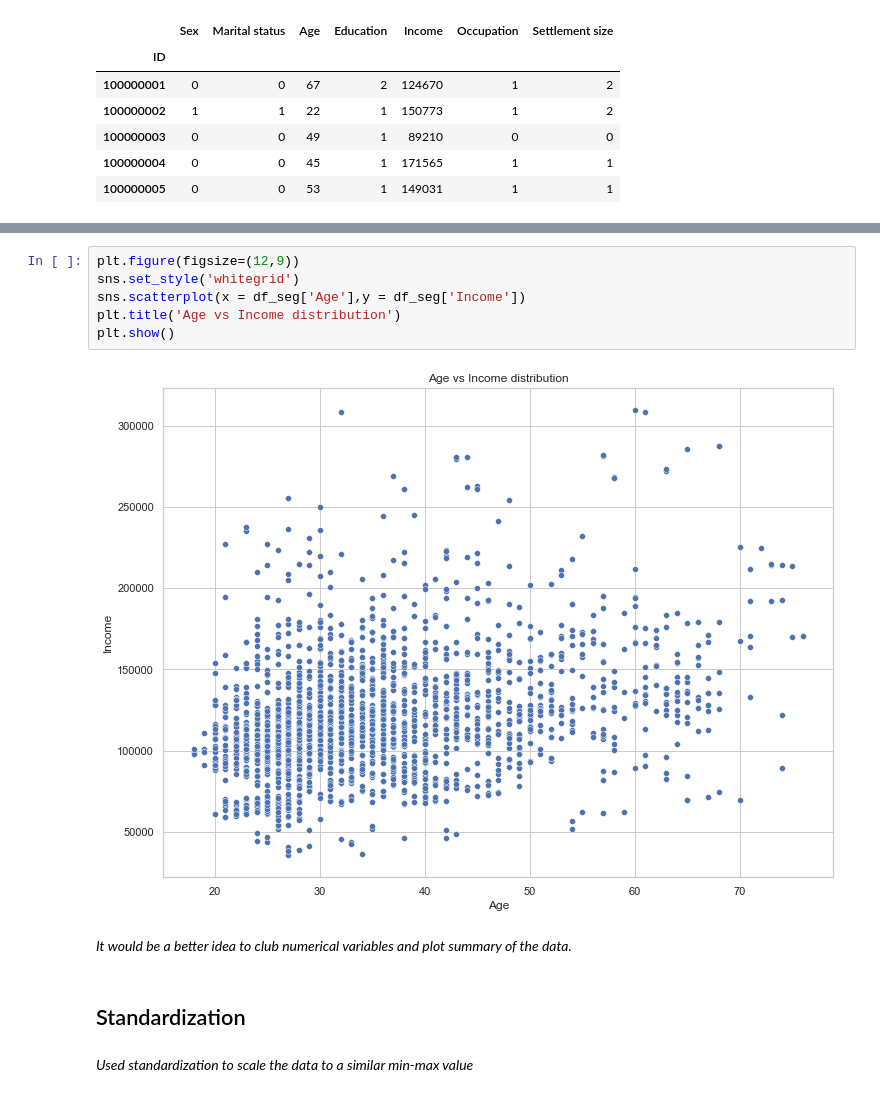
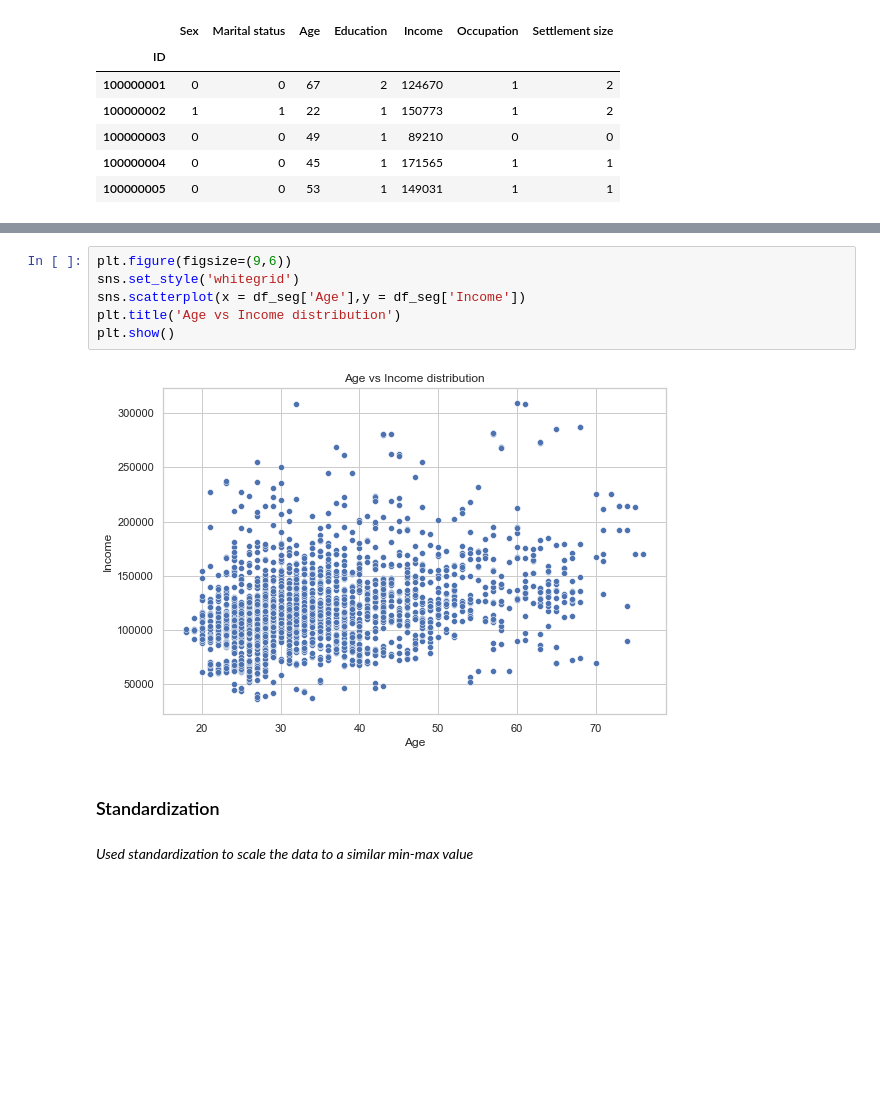
Before and after one commit to addds03/Customer-Analytics, a Jupyter notebook: Code Base/Segmentation.ipynb, the cells around one changed output, grey strips where cells are left out. Saved outputs shown, nothing was run; the diff lists cells and outputs as text; blank space fills up the shorter version.

```diff
--- a/Code Base/Segmentation.ipynb
+++ b/Code Base/Segmentation.ipynb
@@ -58,15 +65,13 @@ plt.show()
 # %%
-plt.figure(figsize=(12,9))
+plt.figure(figsize=(9,6))
 sns.set_style('whitegrid')
 sns.scatterplot(x = df_seg['Age'],y = df_seg['Income'])
 plt.title('Age vs Income distribution')
 plt.show()
 # %% [output]
-[figure, old version]
+[figure, new version]
-# %% [markdown]
-*It would be a better idea to club numerical variables and plot summary of the data.*
 # %% [markdown]
-## Standardization
+### Standardization
 # %% [markdown]
 *Used standardization to scale the data to a similar min-max value*
 # %%
```
Also changed, not shown: parts of 24 cells of this notebook.
